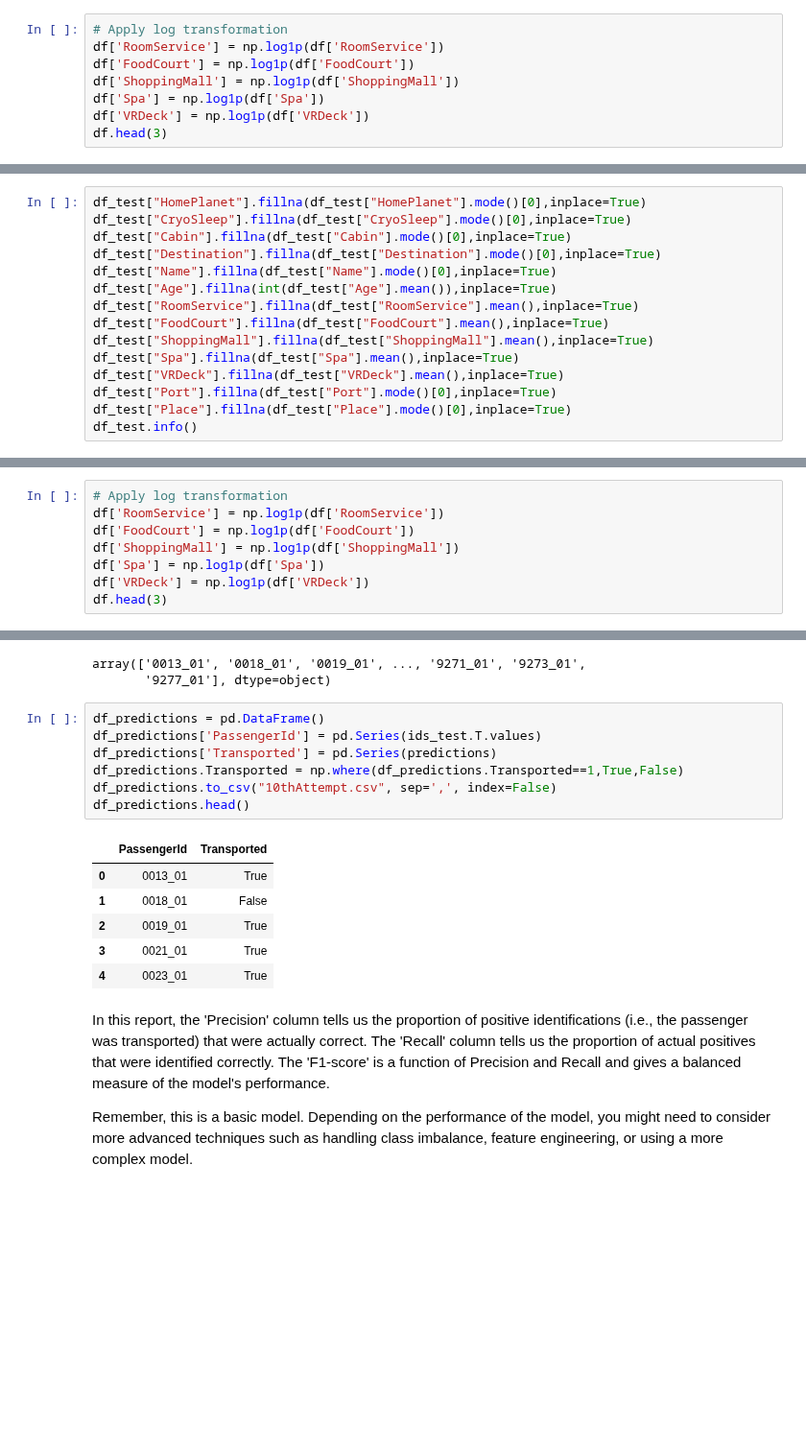
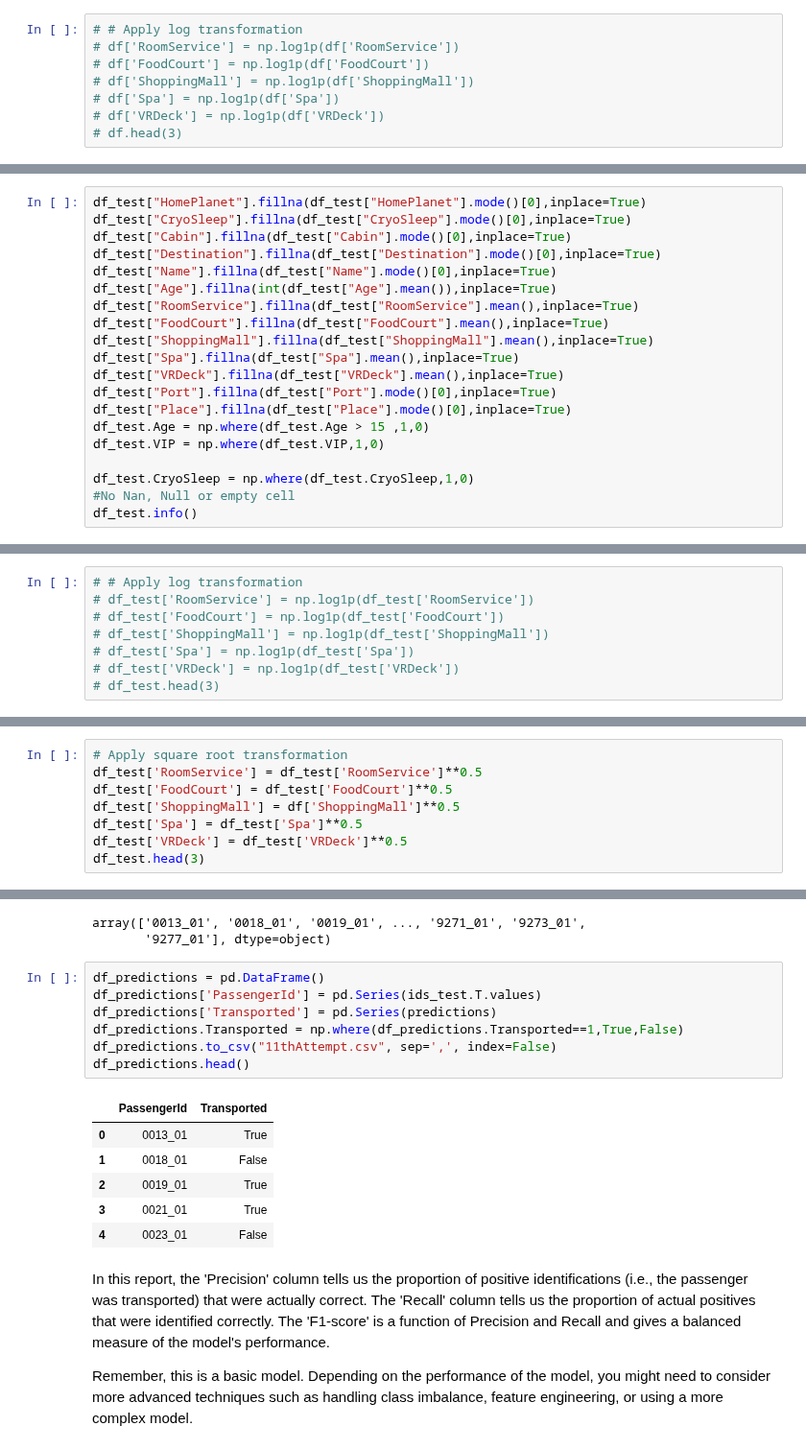
Before and after one commit to Sadeqsoli/SpaceTitanicSurvivors, a Jupyter notebook: spacetitanicsurvivors.ipynb, the cells around one changed output, grey strips where cells are left out. Shown at 96% size. Saved outputs shown, nothing was run; the diff lists cells and outputs as text; blank space fills up the shorter version.

```diff
--- a/spacetitanicsurvivors.ipynb
+++ b/spacetitanicsurvivors.ipynb
@@ -144,8 +151,8 @@ memory usage: 976.4+ KB
 # %%
-# Apply log transformation
-df['RoomService'] = np.log1p(df['RoomService'])
-df['FoodCourt'] = np.log1p(df['FoodCourt'])
-df['ShoppingMall'] = np.log1p(df['ShoppingMall'])
-df['Spa'] = np.log1p(df['Spa'])
-df['VRDeck'] = np.log1p(df['VRDeck'])
-df.head(3)
+# # Apply log transformation
+# df['RoomService'] = np.log1p(df['RoomService'])
+# df['FoodCourt'] = np.log1p(df['FoodCourt'])
+# df['ShoppingMall'] = np.log1p(df['ShoppingMall'])
+# df['Spa'] = np.log1p(df['Spa'])
+# df['VRDeck'] = np.log1p(df['VRDeck'])
+# df.head(3)
@@ -401,6 +424,11 @@ df_test["Spa"].fillna(df_test["Spa"].mean(),inplace=True)
 df_test["VRDeck"].fillna(df_test["VRDeck"].mean(),inplace=True)
 df_test["Port"].fillna(df_test["Port"].mode()[0],inplace=True)
 df_test["Place"].fillna(df_test["Place"].mode()[0],inplace=True)
+df_test.Age = np.where(df_test.Age > 15 ,1,0)
+df_test.VIP = np.where(df_test.VIP,1,0)
+
+df_test.CryoSleep = np.where(df_test.CryoSleep,1,0)
+#No Nan, Null or empty cell
 df_test.info()
 # %% [output]
 <class 'pandas.core.frame.DataFrame'>
@@ -423,8 +451,8 @@ memory usage: 534.8+ KB
 # %%
-# Apply log transformation
-df['RoomService'] = np.log1p(df['RoomService'])
-df['FoodCourt'] = np.log1p(df['FoodCourt'])
-df['ShoppingMall'] = np.log1p(df['ShoppingMall'])
-df['Spa'] = np.log1p(df['Spa'])
-df['VRDeck'] = np.log1p(df['VRDeck'])
-df.head(3)
+# # Apply log transformation
+# df_test['RoomService'] = np.log1p(df_test['RoomService'])
+# df_test['FoodCourt'] = np.log1p(df_test['FoodCourt'])
+# df_test['ShoppingMall'] = np.log1p(df_test['ShoppingMall'])
+# df_test['Spa'] = np.log1p(df_test['Spa'])
+# df_test['VRDeck'] = np.log1p(df_test['VRDeck'])
+# df_test.head(3)
@@ -435,0 +459,8 @@ df.head(3)
+# %%
+# Apply square root transformation
+df_test['RoomService'] = df_test['RoomService']**0.5
+df_test['FoodCourt'] = df_test['FoodCourt']**0.5
+df_test['ShoppingMall'] = df['ShoppingMall']**0.5
+df_test['Spa'] = df_test['Spa']**0.5
+df_test['VRDeck'] = df_test['VRDeck']**0.5
+df_test.head(3)
@@ -472,17 +508,17 @@ array(['0013_01', '0018_01', '0019_01', ..., '9271_01', '9273_01',
 # %%
 df_predictions = pd.DataFrame()
 df_predictions['PassengerId'] = pd.Series(ids_test.T.values)
 df_predictions['Transported'] = pd.Series(predictions)
 df_predictions.Transported = np.where(df_predictions.Transported==1,True,False)
-df_predictions.to_csv("10thAttempt.csv", sep=',', index=False)
+df_predictions.to_csv("11thAttempt.csv", sep=',', index=False)
 df_predictions.head()
 # %% [output]
 |  | PassengerId | Transported |
 | 0 | 0013_01 | True |
 | 1 | 0018_01 | False |
 | 2 | 0019_01 | True |
 | 3 | 0021_01 | True |
-| 4 | 0023_01 | True |
+| 4 | 0023_01 | False |
 # %% [markdown]
 In this report, the 'Precision' column tells us the proportion of positive identifications (i.e., the passenger was transported) that were actually correct. The 'Recall' column tells us the proportion of actual positives that were identified correctly. The 'F1-score' is a function of Precision and Recall and gives a balanced measure of the model's performance.
 
```
Also changed, not shown: parts of 14 cells of this notebook.
